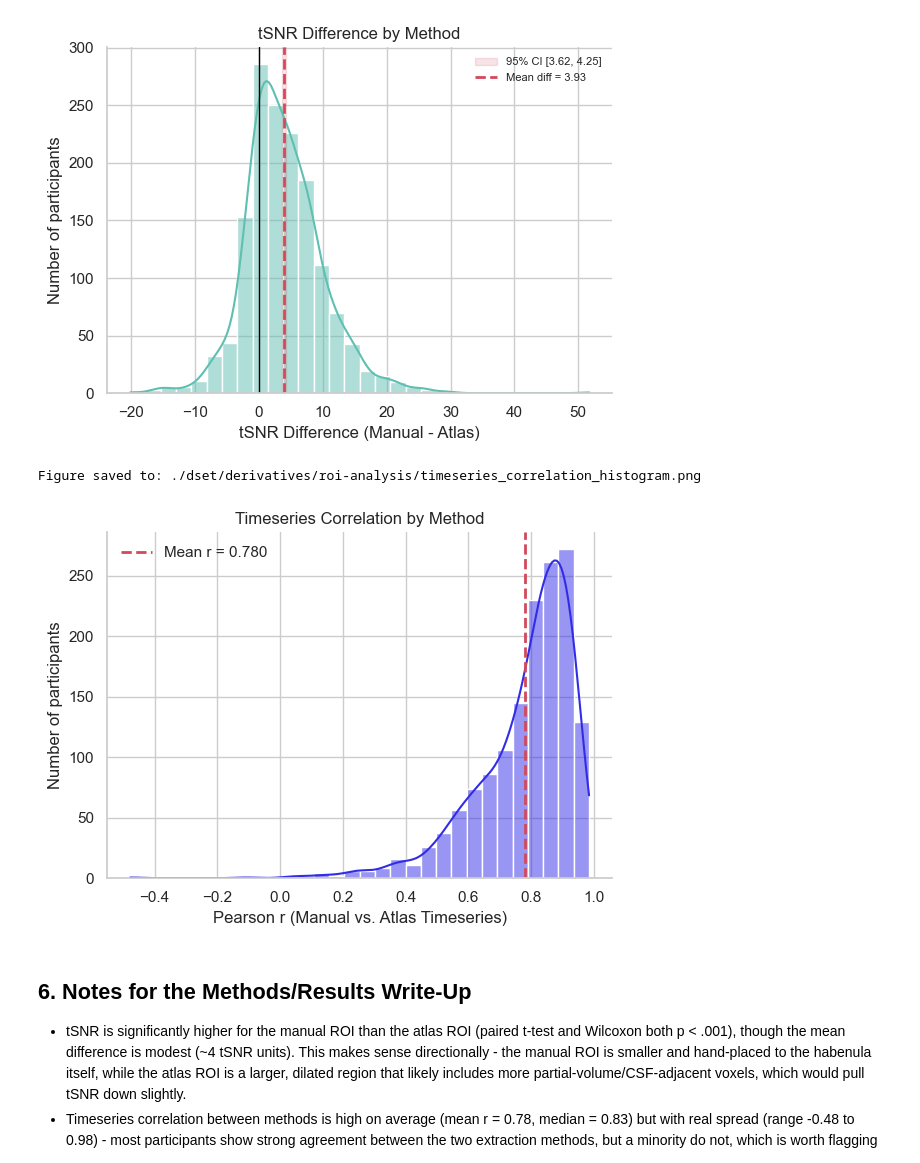
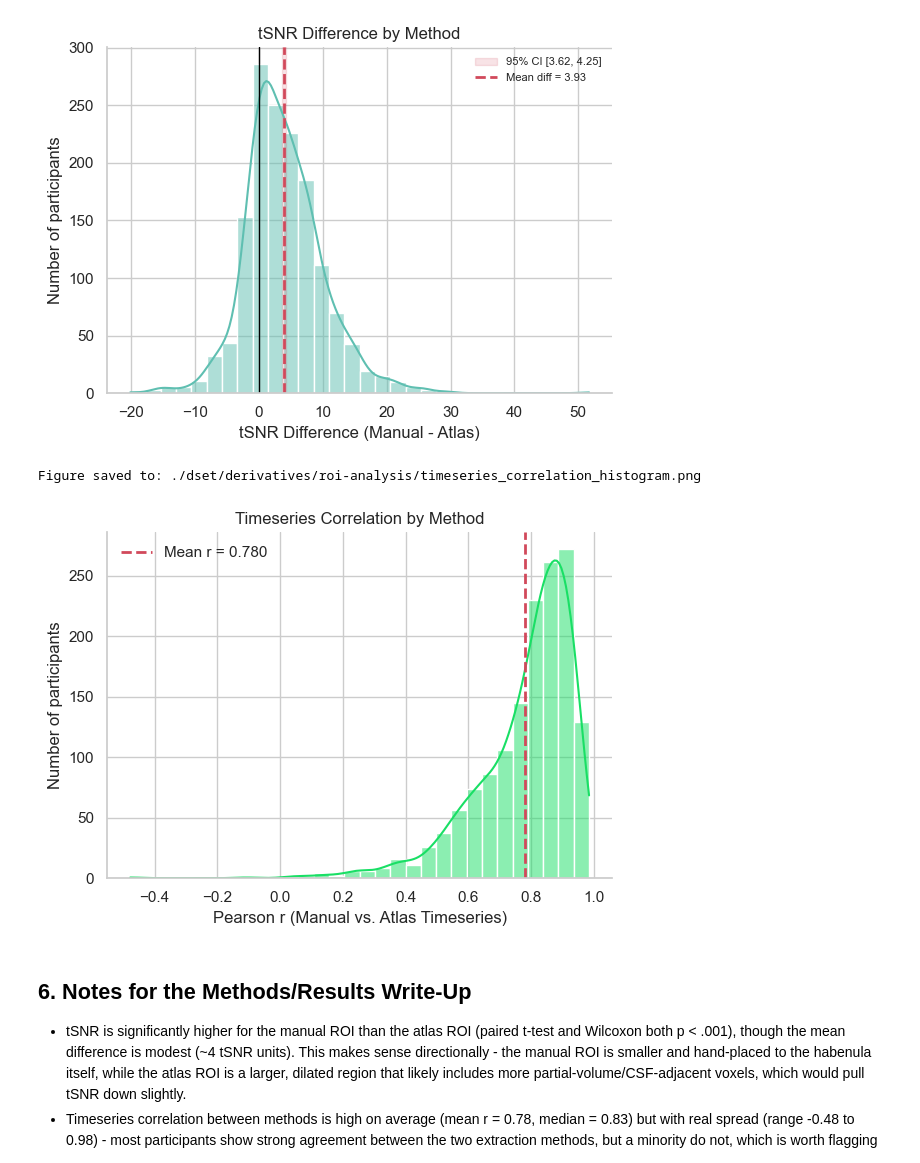
Before and after one commit to chlohamp/habenula-comparison, a Jupyter notebook: 2aii-bold-comp.ipynb, the cells around one changed output. Cells and saved outputs as stored; diff of their text form; code cells hidden in the pictures.

```diff
--- a/2aii-bold-comp.ipynb
+++ b/2aii-bold-comp.ipynb
@@ -324,23 +324,23 @@ Figure saved to: ./dset/derivatives/roi-analysis/tsnr_difference_histogram.png
 # %%
 # --- Timeseries correlation distribution ---
 fig, ax = plt.subplots(figsize=(6, 4.5))
-sns.histplot(r_series, bins=30, kde=True, color="#322ce8", edgecolor="white", ax=ax)
+sns.histplot(r_series, bins=30, kde=True, color="#19df65", edgecolor="white", ax=ax)
 ax.axvline(r_series.mean(), color="#d1495b", linestyle="--", linewidth=2,
            label=f"Mean r = {r_series.mean():.3f}")
 ax.set_xlabel("Pearson r (Manual vs. Atlas Timeseries)")
 ax.set_ylabel("Number of participants")
 ax.set_title("Timeseries Correlation by Method")
 ax.legend(frameon=False)
 sns.despine(ax=ax)
 fig.tight_layout()
 
 fig_path = op.join(roi_analysis_dir, "timeseries_correlation_histogram.png")
 fig.savefig(fig_path, dpi=200, bbox_inches="tight")
 print(f"Figure saved to: {fig_path}")
 plt.show()
 # %% [output]
 Figure saved to: ./dset/derivatives/roi-analysis/timeseries_correlation_histogram.png
-[figure, old version]
+[figure, new version]
 # %% [markdown]
 ## 6. Notes for the Methods/Results Write-Up
 
```
Also changed, not shown: 2 other files.
